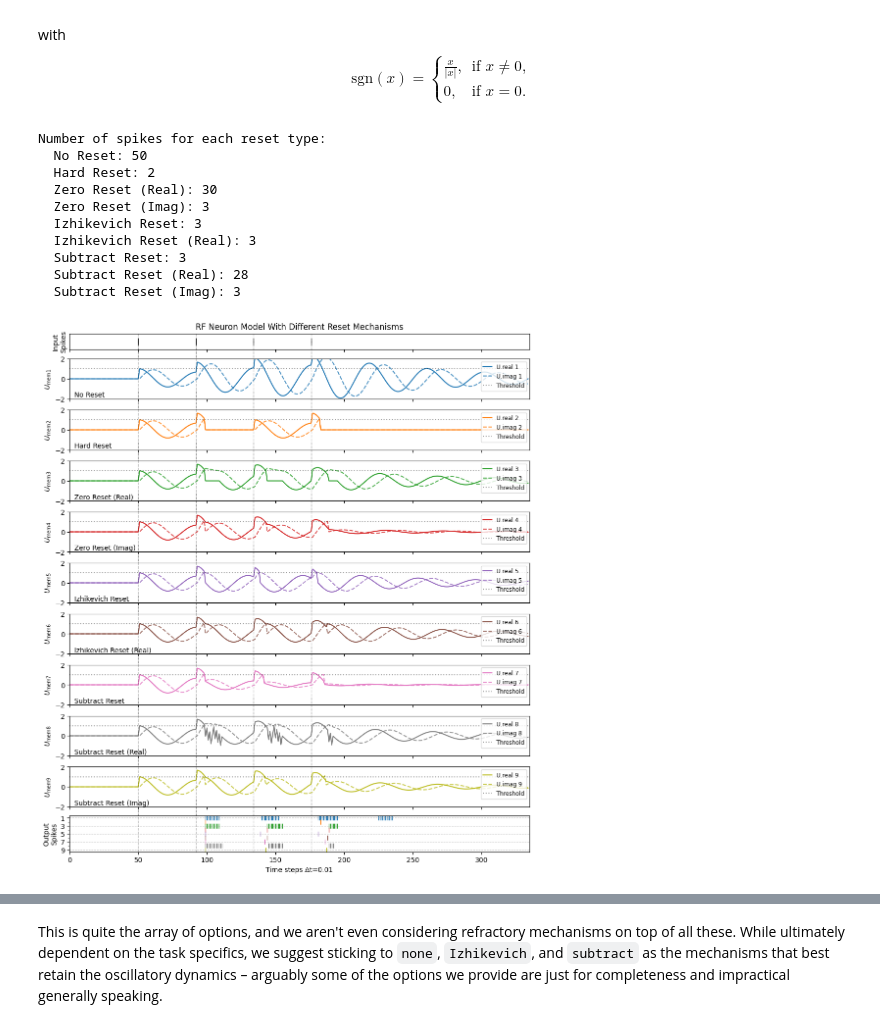
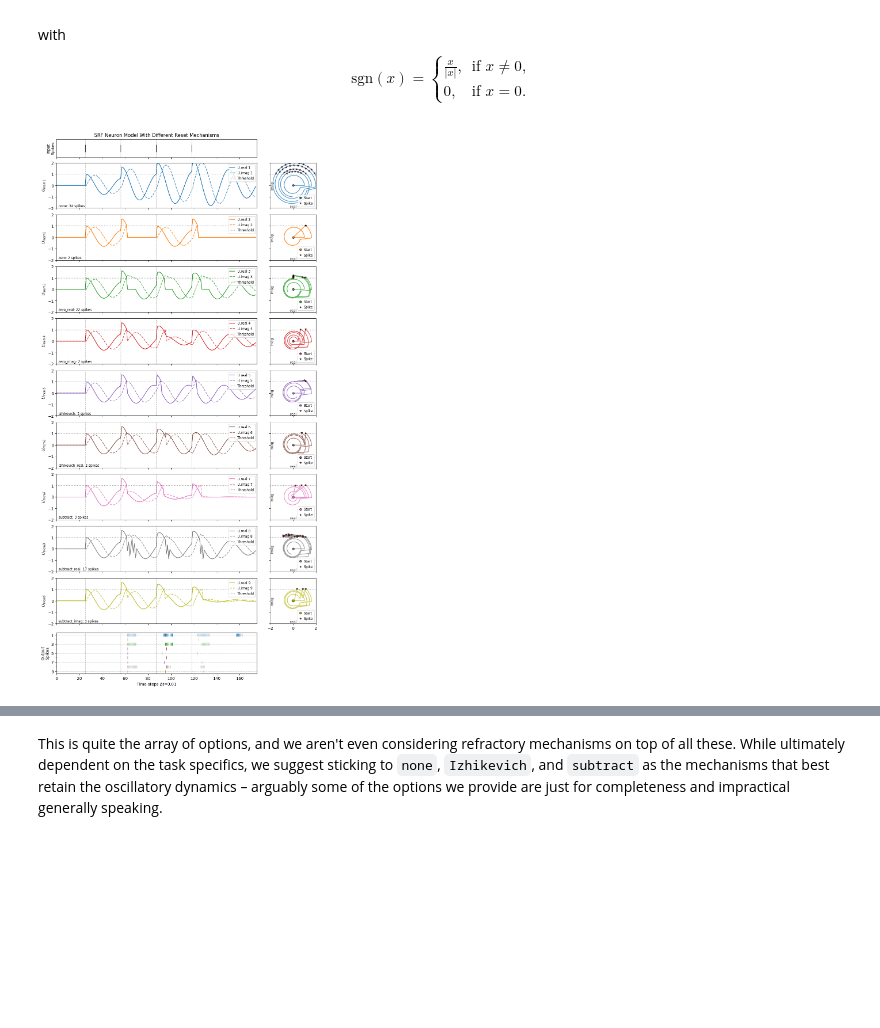
Before and after one commit to DoubleGio/introduction-SRF-neurons, a Jupyter notebook: tutorial_rf_neuron_2.ipynb, the cells around one changed output, grey strips where cells are left out. Saved outputs shown, nothing was run; the diff lists cells and outputs as text; code cells hidden in the pictures; blank space fills up the shorter version.

```diff
--- a/tutorial_rf_neuron_2.ipynb
+++ b/tutorial_rf_neuron_2.ipynb
@@ -384,51 +384,35 @@ def generate_resonant_spikes(
         out[i-period//2] = -amplitude
     return out
 # %%
-num_steps = int(NUM_STEPS*0.67)
-beta, rho = np.exp(-1 * DT), np.exp(1j * 15 * DT)
+num_steps = 175
+b, omega = 1.5, 20
+beta, rho = np.exp(-b * DT), np.exp(1j * omega * DT)
 amp_in = 1
-spk_in = generate_resonant_spikes(num_steps, first_spike=50, omega=15., amplitude=amp_in, n_spikes=4, dt=DT, add_neg_spike=False)
+spk_in = generate_resonant_spikes(num_steps, first_spike=25, omega=omega, amplitude=amp_in, n_spikes=4, dt=DT, add_neg_spike=False)
 threshold = 1.
 # Test all reset types available
 reset_types = ['none', 'zero', 'zero_real', 'zero_imag', 'izhikevich', 'izhikevich_real', 'subtract', 'subtract_real', 'subtract_imag']
-reset_labels = ['No Reset', 'Hard Reset', 'Zero Reset (Real)', 'Zero Reset (Imag)', 'Izhikevich Reset', 'Izhikevich Reset (Real)', 'Subtract Reset', 'Subtract Reset (Real)', 'Subtract Reset (Imag)']
 
-# Initialize variables for each reset type
 n_resets = len(reset_types)
 mem_vars = [(0 + 0j) for _ in range(n_resets)]
 spk_vars = [False for _ in range(n_resets)]
 mem_recs = [np.zeros(num_steps, dtype=complex) for _ in range(n_resets)]
 spk_recs = [np.zeros(num_steps, dtype=bool) for _ in range(n_resets)]
 
 for step in range(num_steps):
   for i in range(n_resets):
     mem_recs[i][step] = mem_vars[i]
     spk_recs[i][step] = spk_vars[i]
   for i, reset_type in enumerate(reset_types):
-    spk_vars[i], mem_vars[i] = resonate_and_fire(mem_vars[i], beta, rho, spk_in[step],
-                                                           threshold=threshold, reset=reset_type, spike_on='imag')
+    spk_vars[i], mem_vars[i] = resonate_and_fire(
+      mem_vars[i], beta, rho, spk_in[step], threshold=threshold, reset=reset_type, spike_on='imag')
 
-# Print spike counts for each reset type
 spike_counts = [spk_rec.sum() for spk_rec in spk_recs]
-print("Number of spikes for each reset type:")
-for reset_label, count in zip(reset_labels, spike_counts):
-  print(f"  {reset_label}: {count}")
-
 snn_plot(spk_in=spk_in, mem=mem_recs, spk_out=spk_recs, hline=threshold,
-         ylim=2, fig_size=(10,1), vline=spk_in.nonzero()[0], dt=DT,
-         title="RF Neuron Model With Different Reset Mechanisms",
-         mem_labels=reset_labels)
+               ylim=2, fig_size=(10, 9), vline=spk_in.nonzero()[0], dt=DT,
+               title="SRF Neuron Model With Different Reset Mechanisms",
+               mem_labels=[r + f": {count} spikes" for r, count in zip(reset_types, spike_counts)], phase_portrait=True)
 # %% [output]
-Number of spikes for each reset type:
-  No Reset: 50
-  Hard Reset: 2
-  Zero Reset (Real): 30
-  Zero Reset (Imag): 3
-  Izhikevich Reset: 3
-  Izhikevich Reset (Real): 3
-  Subtract Reset: 3
-  Subtract Reset (Real): 28
-  Subtract Reset (Imag): 3
-[figure, old version]
+[figure, new version]
 # %%
 a = plot_phase_portrait(mem_recs, spk_recs,
```
Also changed, not shown: parts of 4 cells of this notebook, 2 other files.
